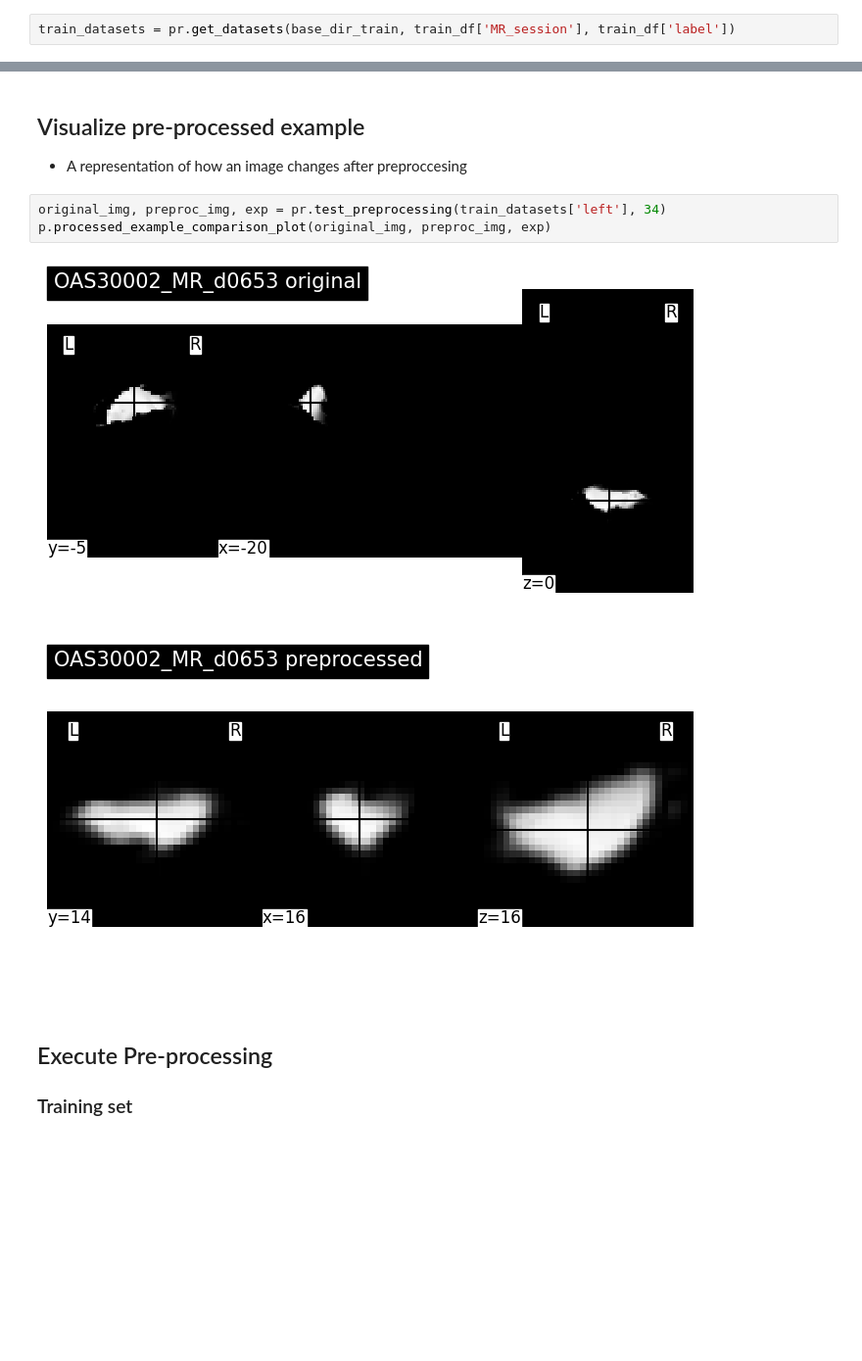
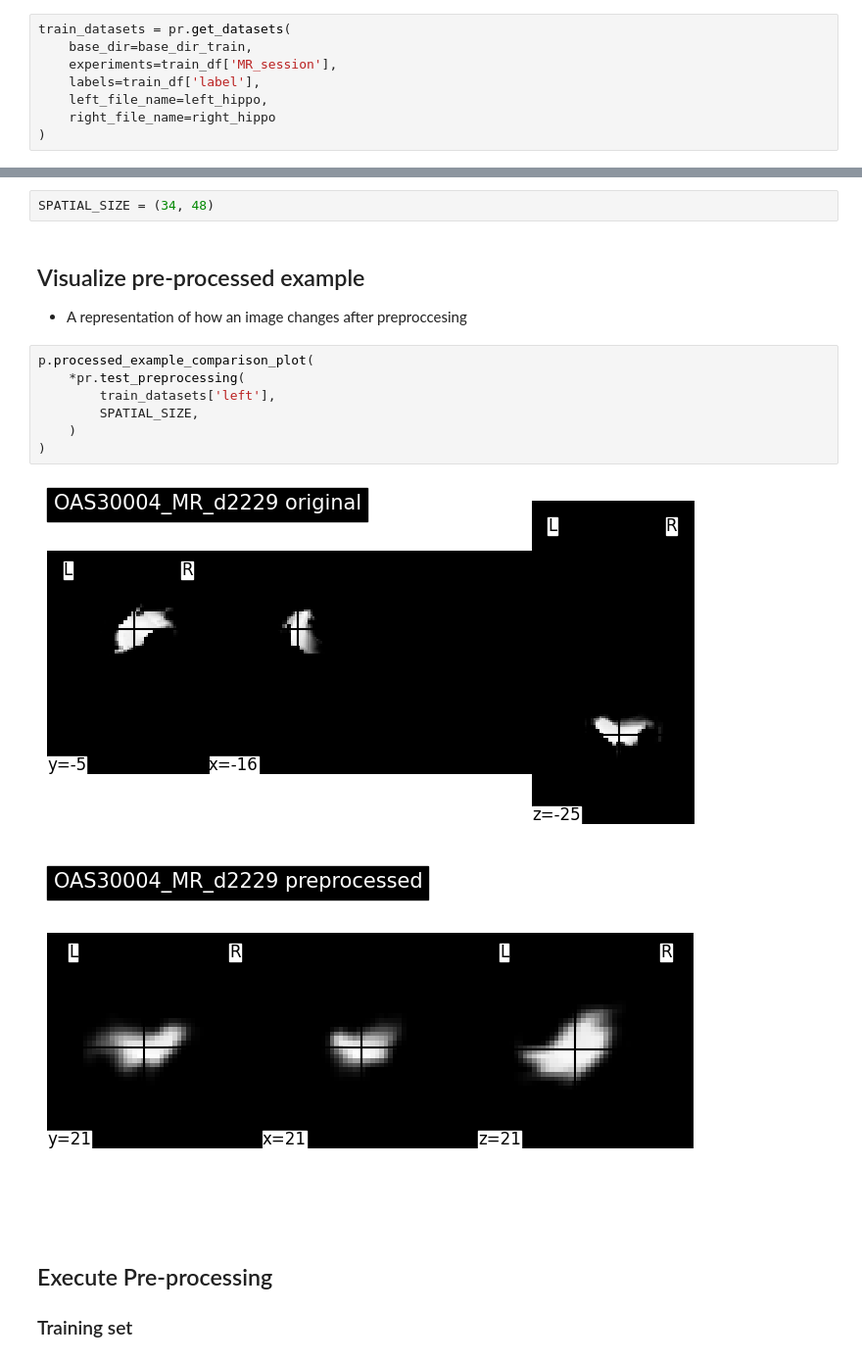
Before and after one commit to GiacomoDetomaso/alzheimer-mci-project, a Jupyter notebook: notebooks/4_data_pre_processing.ipynb, the cells around one changed output, grey strips where cells are left out. Shown at 98% size. Drawn from its saved outputs; the diff is of its cells as text; blank space fills up the shorter version.

```diff
--- a/notebooks/4_data_pre_processing.ipynb
+++ b/notebooks/4_data_pre_processing.ipynb
@@ -55,7 +66,13 @@ base_dir_val = os.path.join('..', 'data', 'validation_freesurfers')
 
 ### Train datasets
 # %%
-train_datasets = pr.get_datasets(base_dir_train, train_df['MR_session'], train_df['label'])
+train_datasets = pr.get_datasets(
+    base_dir=base_dir_train,
+    experiments=train_df['MR_session'],
+    labels=train_df['label'],
+    left_file_name=left_hippo,
+    right_file_name=right_hippo
+)
 # %% [markdown]
 ### Validation datasets
 # %%
@@ -80,13 +108,19 @@ Test set
+# %%
+SPATIAL_SIZE = (34, 48)
 # %% [markdown]
 ## Visualize pre-processed example
 
 - A representation of how an image changes after preproccesing
-# %%
-original_img, preproc_img, exp = pr.test_preprocessing(train_datasets['left'], 34)
-p.processed_example_comparison_plot(original_img, preproc_img, exp)
-# %% [output]
-[figure, removed]
-[figure, removed]
+# %%
+p.processed_example_comparison_plot(
+    *pr.test_preprocessing(
+        train_datasets['left'],
+        SPATIAL_SIZE,
+    )
+)
+# %% [output]
+[figure, added]
+[figure, added]
 # %% [markdown]
 ## Execute Pre-processing
 
```
Also changed, not shown: parts of 50 cells of this notebook, 13 other files.
